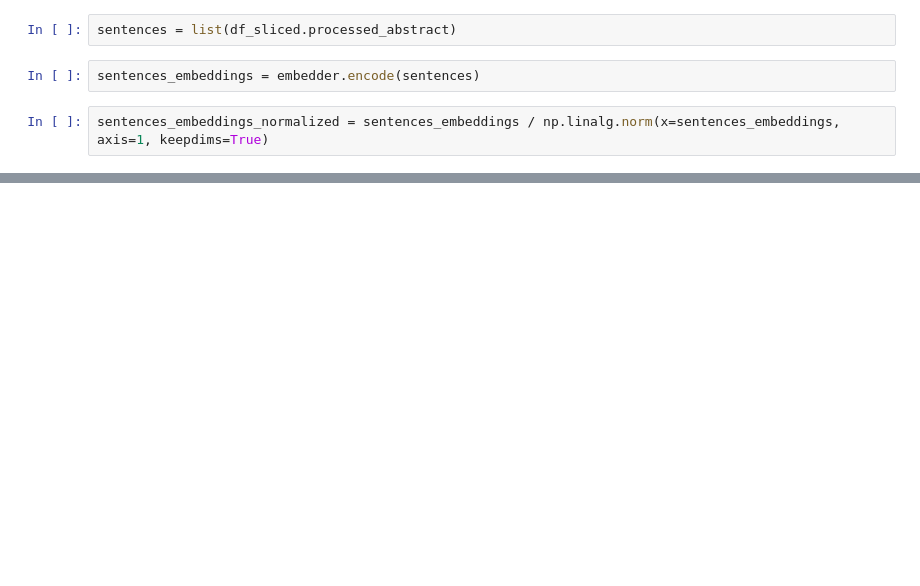
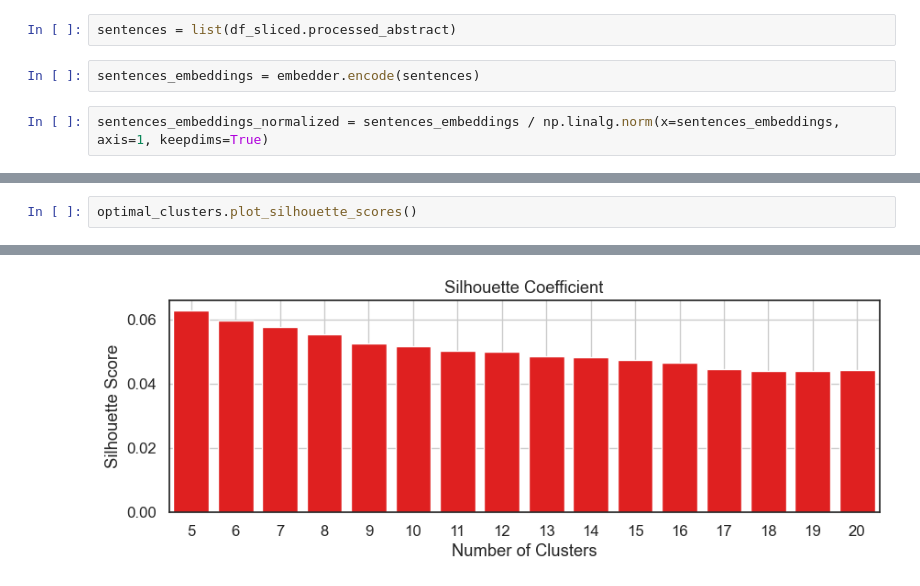
Before and after one commit to tseronni/genome, a Jupyter notebook: notebooks/clustering_with_deep_learning.ipynb, the cells around one changed output, grey strips where cells are left out. Cells and saved outputs as stored; diff of their text form; blank space fills up the shorter version.

```diff
--- a/notebooks/clustering_with_deep_learning.ipynb
+++ b/notebooks/clustering_with_deep_learning.ipynb
@@ -89,0 +69,3 @@ Optimal k for silhouette method: 2
+# %%
+optimal_clusters.plot_silhouette_scores()
+# %% [output]
@@ -89,0 +89 @@ Optimal k for silhouette method: 2
+[figure, added]
```
Also changed, not shown: parts of 10 cells of this notebook, 4 other files.
